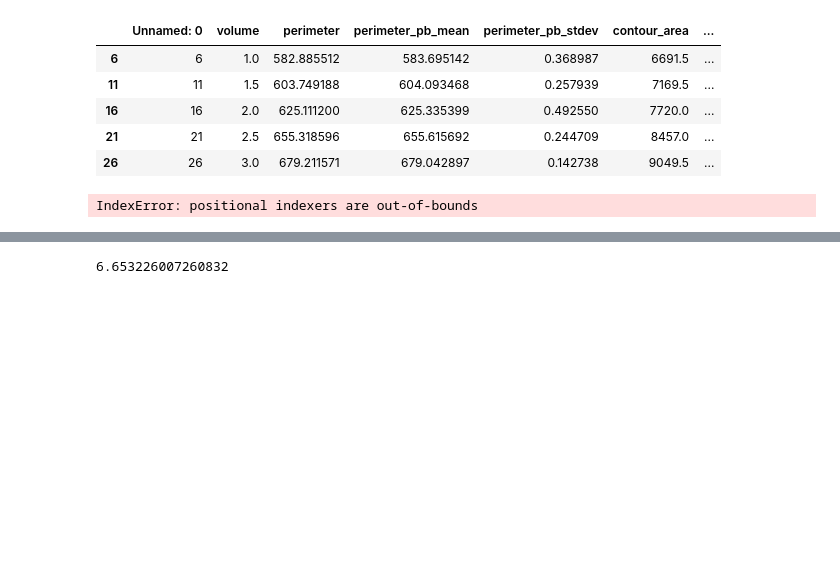
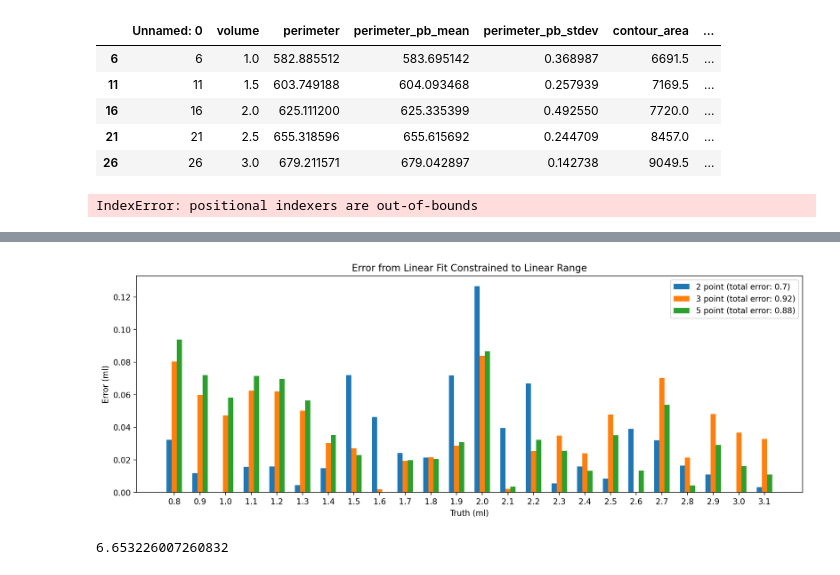
Before and after one commit to braingeneers/Blob-Measuring-with-Computer-Vision, a Jupyter notebook: Plotting-Data.ipynb, the cells around one changed output, grey strips where cells are left out. Drawn from its saved outputs; the diff is of its cells as text; code cells hidden in the pictures; blank space fills up the shorter version.

```diff
--- a/Plotting-Data.ipynb
+++ b/Plotting-Data.ipynb
@@ -161,0 +495,82 @@ IndexError: positional indexers are out-of-bounds
+# %%
+#cell to generate comparison plot for number of points used in polyfit
+
+plt.rcParams['figure.dpi'] = 200
+plt.rcParams['axes.facecolor']='white'
+plt.rcParams['savefig.facecolor']='white'
+plt.rcParams['savefig.dpi'] = 300
+
+polyfits = []
+
+# for i in range(1,4):
+#     z_inv = np.polyfit(y, x, i)
+#     polyfits.append(np.poly1d(z_inv))
+
+
+frame = pd.read_csv(path)
+frame = frame.iloc[[6,26]]
+startIndex = 0
+endIndex = len(frame.volume)
+x=frame.volume[startIndex:endIndex]
+y=frame[value+"_pb_mean"][startIndex:endIndex]
+z_inv = np.polyfit(y, x, 1)
+polyfits.append(np.poly1d(z_inv))
+
+frame = pd.read_csv(path)
+frame = frame.iloc[[6,16,26]]
+startIndex = 0
+endIndex = len(frame.volume)
+x=frame.volume[startIndex:endIndex]
+y=frame[value+"_pb_mean"][startIndex:endIndex]
+z_inv = np.polyfit(y, x, 1)
+polyfits.append(np.poly1d(z_inv))
+
+frame = pd.read_csv(path)
+frame = frame.iloc[[6,11,16,21,26]]
+startIndex = 0
+endIndex = len(frame.volume)
+x=frame.volume[startIndex:endIndex]
+y=frame[value+"_pb_mean"][startIndex:endIndex]
+z_inv = np.polyfit(y, x, 1)
+polyfits.append(np.poly1d(z_inv))
+
+# fig2, ax2 = plt.subplots()
+p = np.poly1d(z_inv)
+frame = pd.read_csv(path)
+startIndex = 4
+endIndex = len(frame.volume)-5
+x=frame.volume[startIndex:endIndex]
+y=frame[value+"_pb_mean"][startIndex:endIndex]
+
+error1 = abs(x - polyfits[0](y))
+# ax2.plot(x,error1,'o',mfc='red',ms=4,mew=0)
+error2 = abs(x - polyfits[1](y))
+# ax2.plot(x,error2,'o',mfc='green',ms=4,mew=0)
+error3 = abs(x - polyfits[2](y))
+# ax2.plot(x,error3,'o',mfc='blue',ms=4,mew=0)
+# ax2.set_ylabel('Error (ml)')
+# ax2.set_xlabel('true ml')
+# ax2.set_title("Error based on 5 point Poly fit")
+
+#get total error in linear range
+print(sum(error1), sum(error2), sum(error3))
+
+index = np.arange(len(x))
+bar_width = 0.2
+
+fig3, ax3 = plt.subplots(figsize=(15,5))
+
+summer = ax3.bar(index, error1, bar_width,
+                label="2 point (total error: "+str(round(sum(error1),2))+")")
+winter = ax3.bar(index+bar_width, error2,
+                 bar_width, label="3 point (total error: "+str(round(sum(error2),2))+")")
+barf = ax3.bar(index+2*bar_width, error3,
+                 bar_width, label="5 point (total error: "+str(round(sum(error3),2))+")")
+ax3.set_xlabel('Truth (ml)')
+ax3.set_ylabel('Error (ml)')
+ax3.set_title('Error from Linear Fit Constrained to Linear Range')
+ax3.set_xticks(index+bar_width)
+ax3.set_xticklabels(x)
+ax3.legend()
+plt.savefig('Error-comparison-linear-region.png')
+# %% [output]
@@ -162,3 +578,4 @@ IndexError: positional indexers are out-of-bounds
+[figure, added]
 # %%
 # plt.plot(frame.volume, frame["perimeter_mean"], marker='s', mfc='red',
 #          mec='green')#, ms=20, mew=4)
```
Also changed, not shown: parts of 7 cells of this notebook.
